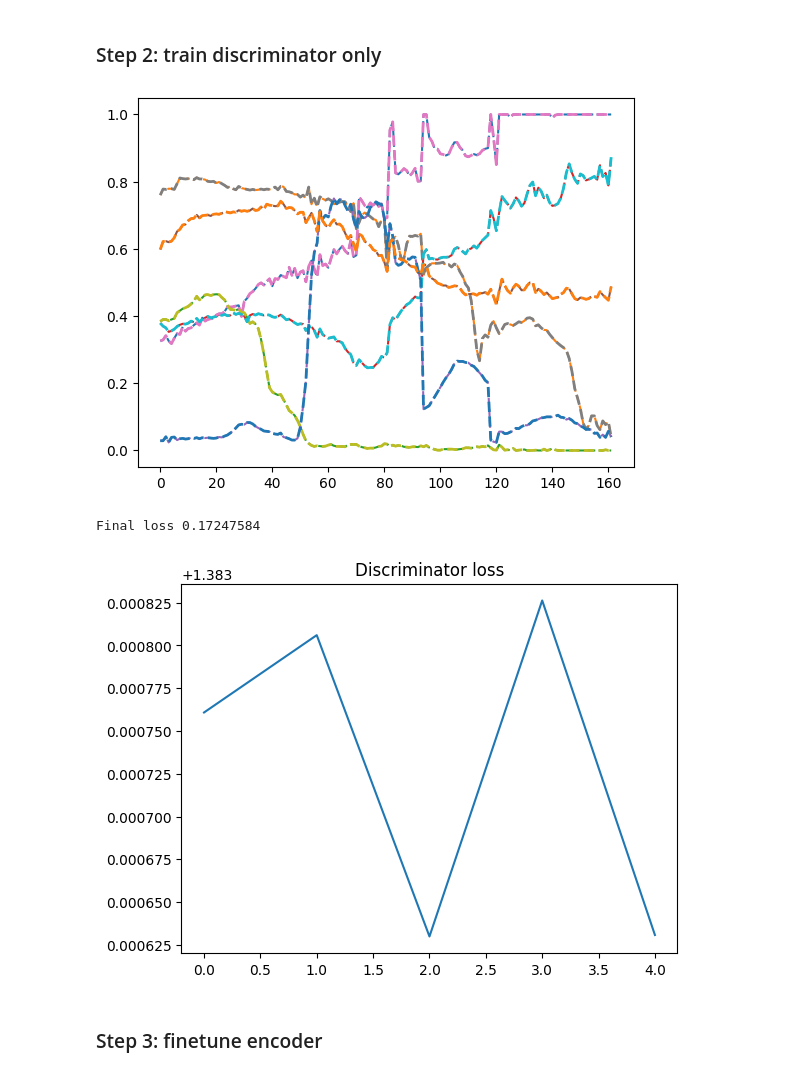
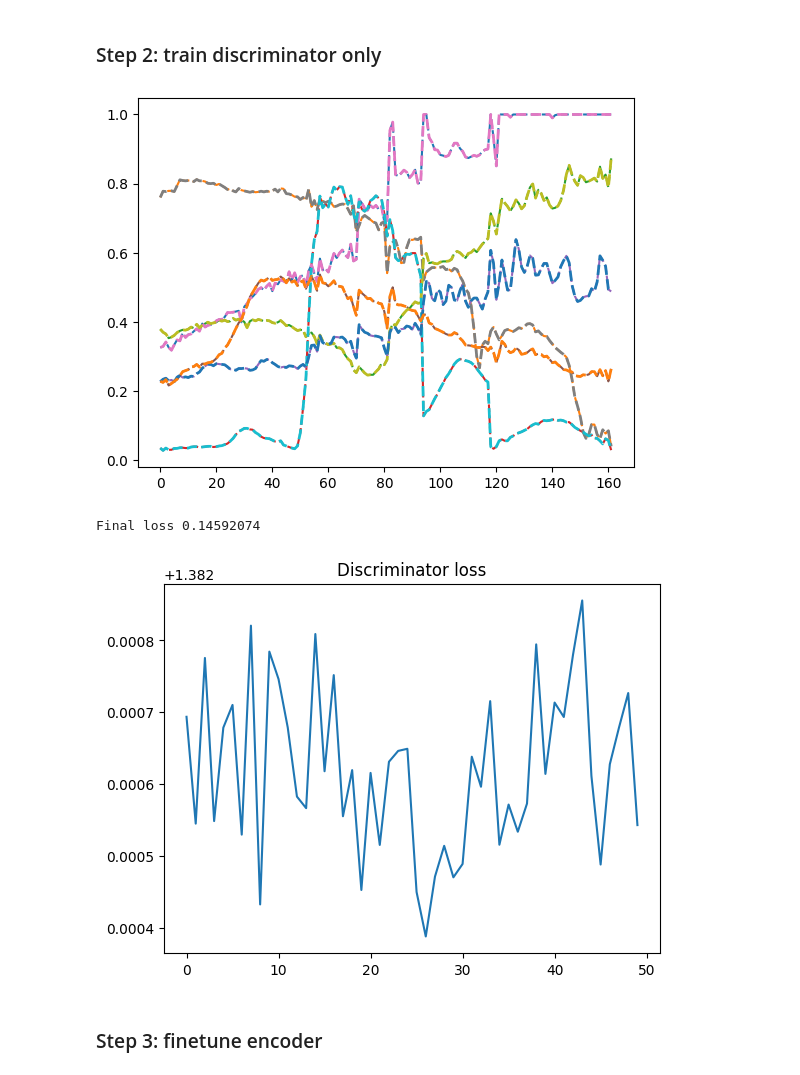
Before and after one commit to JulienAjdenbaum/hyperspectral_adversarial_AEENet, a Jupyter notebook: AAENet/AAENet.ipynb, the cells around one changed output. Saved outputs shown, nothing was run; the diff lists cells and outputs as text; code cells hidden in the pictures.

```diff
--- a/AAENet/AAENet.ipynb
+++ b/AAENet/AAENet.ipynb
@@ -1095,8 +1099,8 @@ B = VCA_endmembers.shape[0]
 R = VCA_endmembers.shape[1]
 
 
-#encoder = Encoder(B=B, R=R)
-#decoder = Decoder(B=B, R=R, init_endmembers=torch.tensor(VCA_endmembers.T, dtype=torch.float), freeze=False)
+encoder = torch.load("../models/pretrained_encoder")
+decoder = torch.load("../models/pretrained_decoder")
 discriminator = Discriminator(B=B, R=R)
 
 aaenet = AAENet(encoder, decoder, discriminator)
@@ -1111,7 +1115,7 @@ plt.plot(VCA_endmembers.detach().numpy(), label="VCA endmembers", linestyle='--'
 plt.plot(decoder.W.detach().numpy().T, label="Endmembers of the decoder", linestyle="--", linewidth=2)
 plt.show()
 
-epochs = 5
+epochs = 50
 losses_AE = []
 losses_G = []
 losses = []
@@ -1132,36 +1136,38 @@ for e in tqdm(range(epochs)):
         # Train the discriminator
         # To be based on equation 8:
         opti_D.zero_grad()
 
         # Generate positive samples:
         pos_samples = means[b] + torch.randn(batch_size, R) @ sqrt_covariances[b].T
         pos_pred = discriminator(pos_samples)
         neg_pred = discriminator(neg_samples)
 
         #loss_D = - torch.mean(torch.log(pos_pred)) - torch.mean(torch.log(1 - neg_pred)) # eq. 8
         loss_D_pos = bceLogits(pos_pred, torch.ones((batch_size, 1), dtype=torch.float))
         loss_D_neg = bceLogits(neg_pred, torch.zeros((batch_size, 1), dtype=torch.float))
         loss_D = loss_D_pos + loss_D_neg
         loss_D.backward()
         opti_D.step()
         #opti_D.zero_grad()
         loss_D_epoch += loss_D.detach().numpy()
 
 
     losses_D.append(loss_D_epoch / len(batches))
 
 
 
 
 print("Final loss", loss.detach().numpy())
 plt.plot(losses_D)
 #plt.yscale('log')
 plt.title("Discriminator loss")
 plt.show()
+
+torch.save(discriminator, "../models/pretrained_discriminator")
 # %% [output]
-[figure, old version]
+[figure, new version]
-Final loss 0.17247584
+Final loss 0.14592074
-[figure, old version]
+[figure, new version]
 # %% [markdown]
 ### Step 3: finetune encoder
 # %%
```
Also changed, not shown: parts of 15 cells of this notebook, 5 other files.
